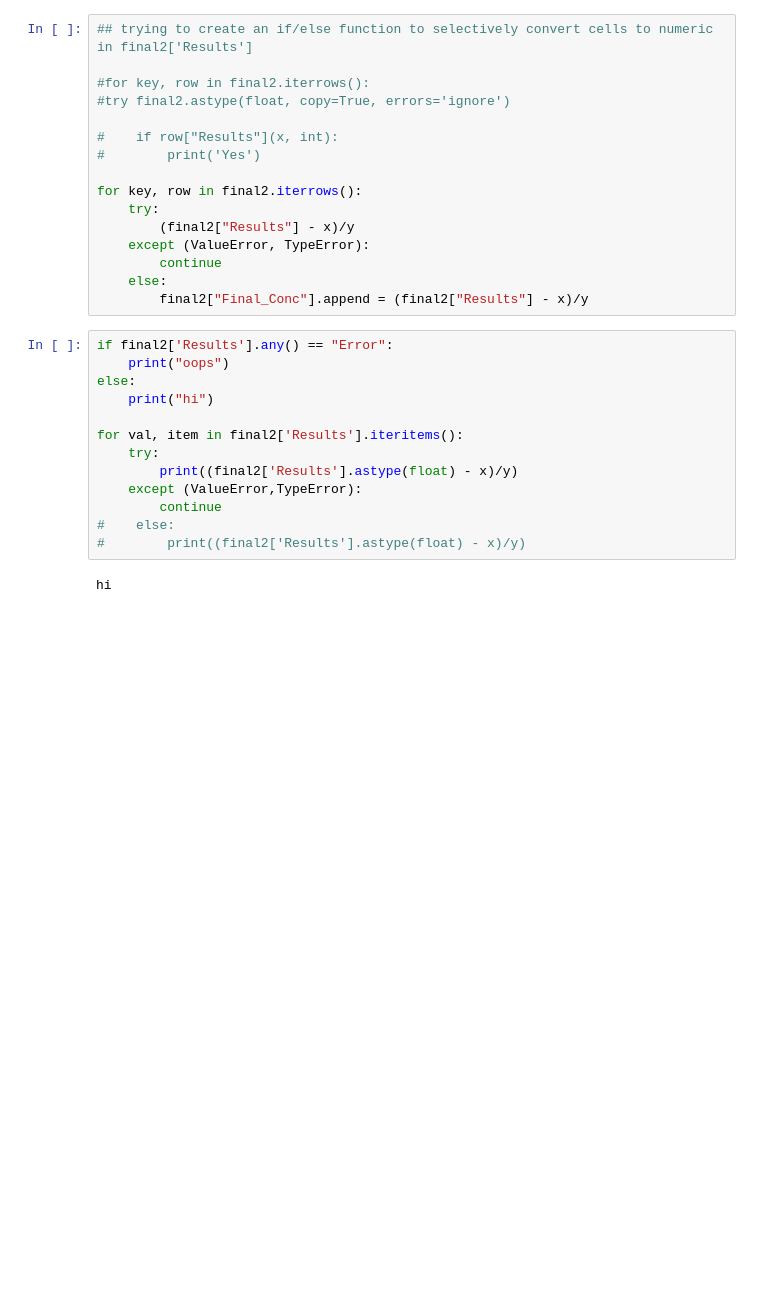
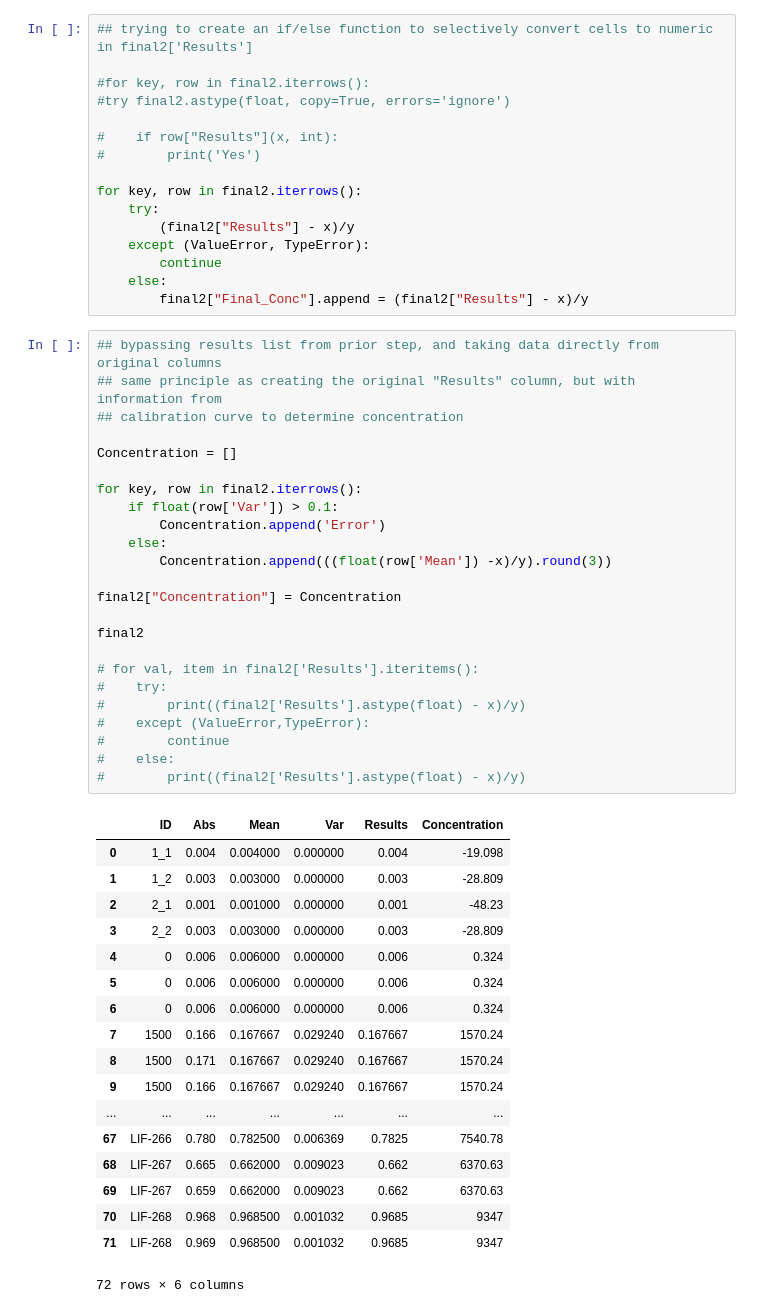
Before and after one commit to Rachel-Veenstra/SpecNotes, a Jupyter notebook: Practice/Concentration_extrapolation.ipynb, the cells around one changed output. Drawn from its saved outputs; the diff is of its cells as text; blank space fills up the shorter version.

```diff
--- a/Practice/Concentration_extrapolation.ipynb
+++ b/Practice/Concentration_extrapolation.ipynb
@@ -89,17 +89,45 @@ for key, row in final2.iterrows():
     else:
         final2["Final_Conc"].append = (final2["Results"] - x)/y
 # %%
-if final2['Results'].any() == "Error":
-    print("oops")
-else:
-    print("hi")
+## bypassing results list from prior step, and taking data directly from original columns
+## same principle as creating the original "Results" column, but with information from
+## calibration curve to determine concentration
 
-for val, item in final2['Results'].iteritems():
-    try:
-        print((final2['Results'].astype(float) - x)/y)
-    except (ValueError,TypeError):
-        continue
+Concentration = []
+
+for key, row in final2.iterrows():
+    if float(row['Var']) > 0.1:
+        Concentration.append('Error')
+    else:
+        Concentration.append(((float(row['Mean']) -x)/y).round(3))
+
+final2["Concentration"] = Concentration
+
+final2
+
+# for val, item in final2['Results'].iteritems():
+#    try:
+#        print((final2['Results'].astype(float) - x)/y)
+#    except (ValueError,TypeError):
+#        continue
 #    else:
 #        print((final2['Results'].astype(float) - x)/y)
 # %% [output]
+|  | ID | Abs | Mean | Var | Results | Concentration |
+| 0 | 1_1 | 0.004 | 0.004000 | 0.000000 | 0.004 | -19.098 |
+| 1 | 1_2 | 0.003 | 0.003000 | 0.000000 | 0.003 | -28.809 |
+| 2 | 2_1 | 0.001 | 0.001000 | 0.000000 | 0.001 | -48.23 |
+| 3 | 2_2 | 0.003 | 0.003000 | 0.000000 | 0.003 | -28.809 |
+| 4 | 0 | 0.006 | 0.006000 | 0.000000 | 0.006 | 0.324 |
+| 5 | 0 | 0.006 | 0.006000 | 0.000000 | 0.006 | 0.324 |
+| 6 | 0 | 0.006 | 0.006000 | 0.000000 | 0.006 | 0.324 |
+| 7 | 1500 | 0.166 | 0.167667 | 0.029240 | 0.167667 | 1570.24 |
+| 8 | 1500 | 0.171 | 0.167667 | 0.029240 | 0.167667 | 1570.24 |
+| 9 | 1500 | 0.166 | 0.167667 | 0.029240 | 0.167667 | 1570.24 |
+| ... | ... | ... | ... | ... | ... | ... |
+| 67 | LIF-266 | 0.780 | 0.782500 | 0.006369 | 0.7825 | 7540.78 |
+| 68 | LIF-267 | 0.665 | 0.662000 | 0.009023 | 0.662 | 6370.63 |
+| 69 | LIF-267 | 0.659 | 0.662000 | 0.009023 | 0.662 | 6370.63 |
+| 70 | LIF-268 | 0.968 | 0.968500 | 0.001032 | 0.9685 | 9347 |
+| 71 | LIF-268 | 0.969 | 0.968500 | 0.001032 | 0.9685 | 9347 |
-hi
+72 rows × 6 columns
```
Also changed, not shown: parts of 2 cells of this notebook, 2 other files.
